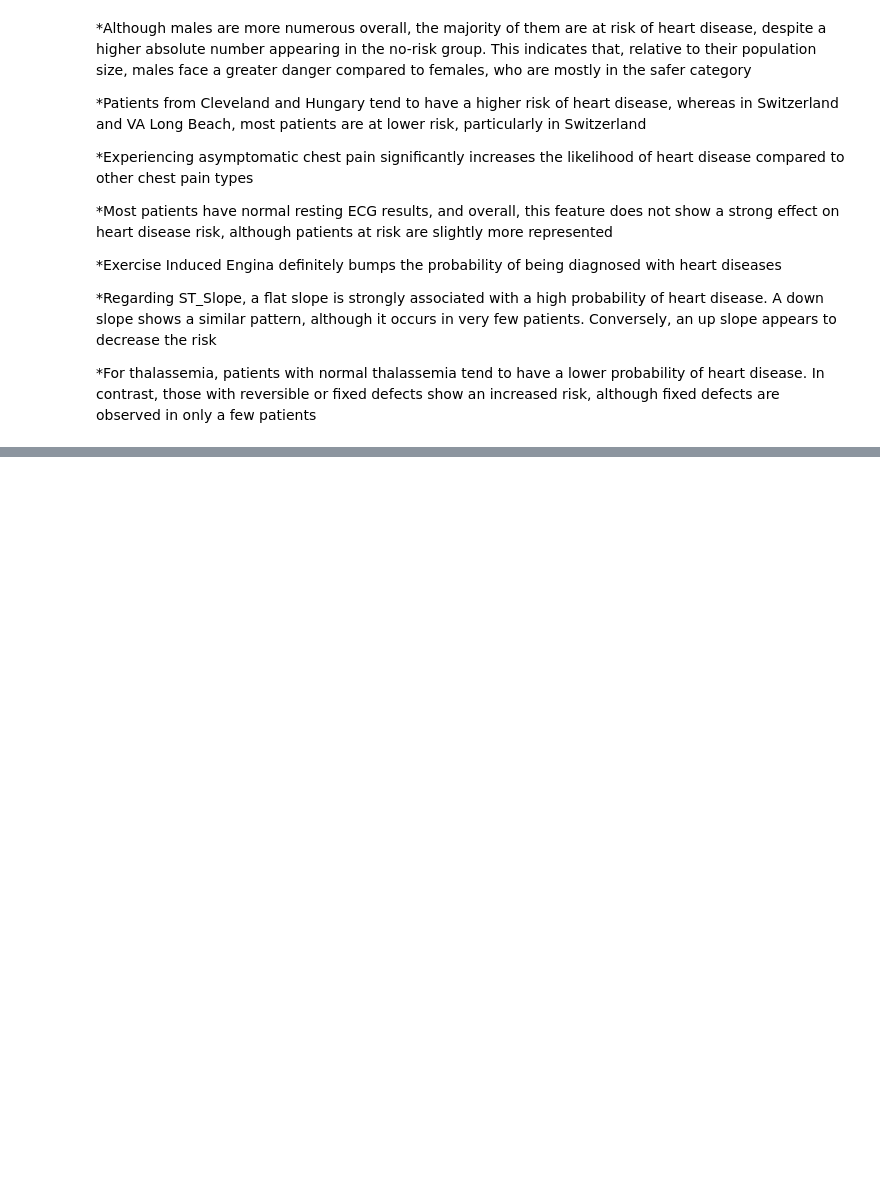
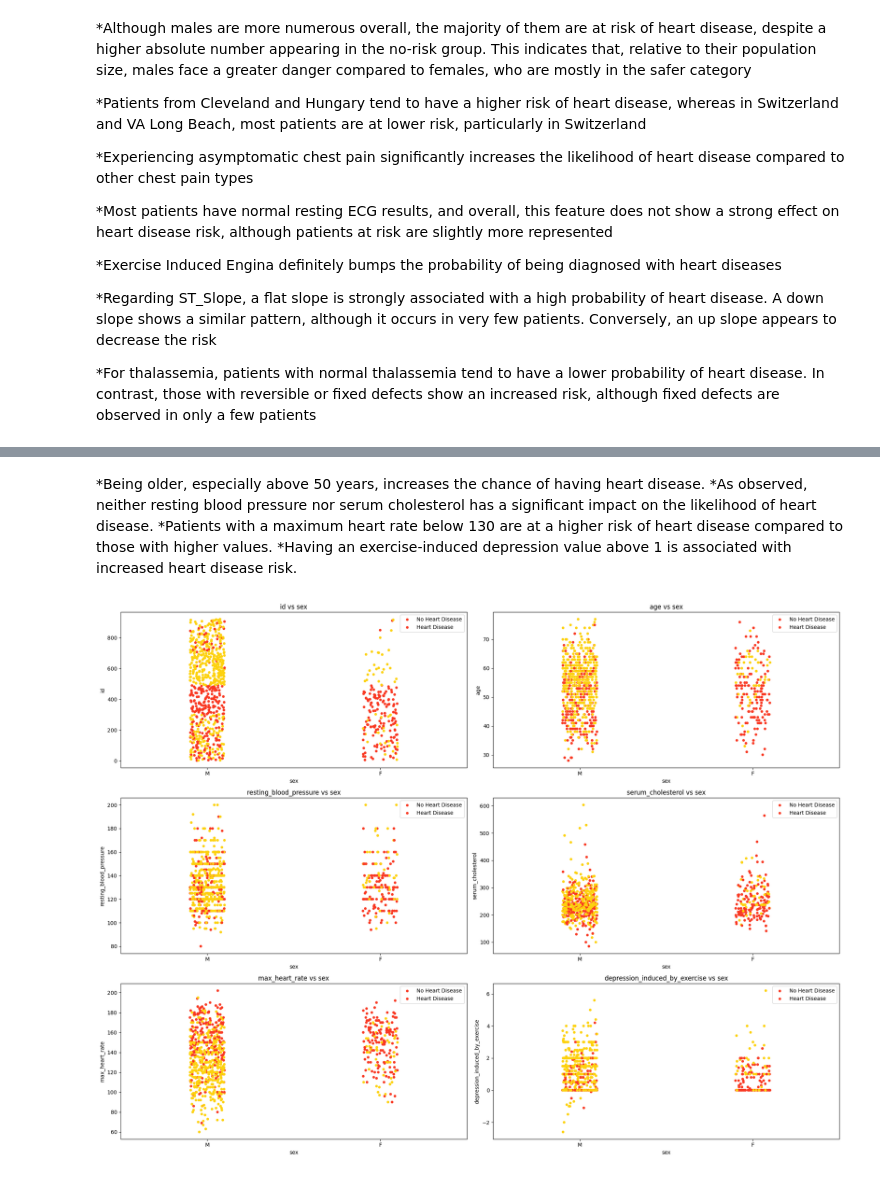
Before and after one commit to AKRAM857/convertisseur-python, a Jupyter notebook: notebookeaabb683ed.ipynb, the cells around one changed output, grey strips where cells are left out. Saved outputs shown, nothing was run; the diff lists cells and outputs as text; code cells hidden in the pictures; blank space fills up the shorter version.

```diff
--- a/notebookeaabb683ed.ipynb
+++ b/notebookeaabb683ed.ipynb
@@ -770,17 +754,25 @@ for i in [-1,-2]:
-# %%
-
-fig,ax = plt.subplots(nrows = 1,ncols = 3,figsize = (15,5))
-for i in range(3):
-    plt.subplot(1,3,i+1)
-    sns.stripplot(x = 'chest_pain_type',y = numerical_features[i],data = df,hue = 'heart_disease',palette = colors);
-    plt.legend(['No Heart Disease', 'Heart Disease'])
-    title = numerical_features[i] + ' vs chest pain type'
-    plt.title(title);
-
-fig,ax = plt.subplots(nrows = 1,ncols = 2,figsize = (15,5))
-for i in [-1,-2]:
-    plt.subplot(1,2,-i)
-    sns.stripplot(x = 'chest_pain_type',y = numerical_features[i],data = df,hue = 'heart_disease',palette = colors);
-    plt.legend(['No Heart Disease', 'Heart Disease'])
-    title = numerical_features[i] + ' vs chest pain type'
-    plt.title(title);
+# %% [markdown]
+*Being older, especially above 50 years, increases the chance of having heart disease.
+*As observed, neither resting blood pressure nor serum cholesterol has a significant impact on the likelihood of heart disease.
+*Patients with a maximum heart rate below 130 are at a higher risk of heart disease compared to those with higher values.
+*Having an exercise-induced depression value above 1 is associated with increased heart disease risk.
+# %%
+fig, axes = plt.subplots(nrows=3, ncols=2, figsize=(20, 15))
+axes = axes.flatten()
+
+for i, feature in enumerate(numerical_features[:6]):  # prendre 6 pour un exemple
+    sns.stripplot(
+        x='sex',
+        y=feature,
+        data=df,
+        hue='heart_disease',
+        palette=colors,
+        ax=axes[i]
+    )
+    axes[i].set_title(f"{feature} vs sex")
+    axes[i].legend(['No Heart Disease', 'Heart Disease'])
+
+plt.tight_layout()
+plt.show()
+# %% [output]
+[figure, added]
```
Also changed, not shown: parts of 13 cells of this notebook.
